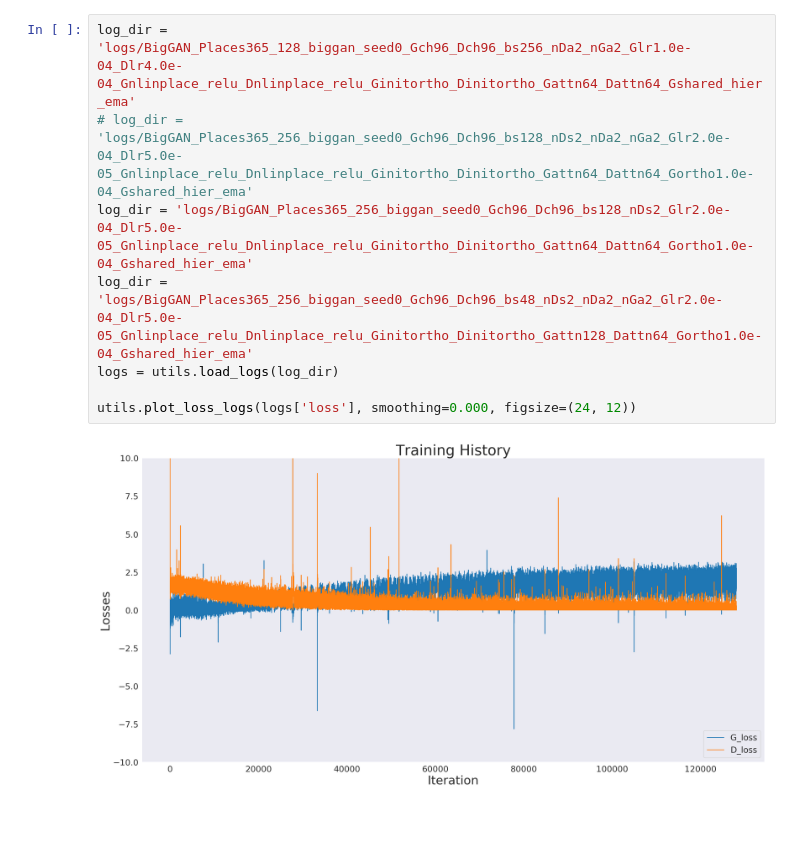
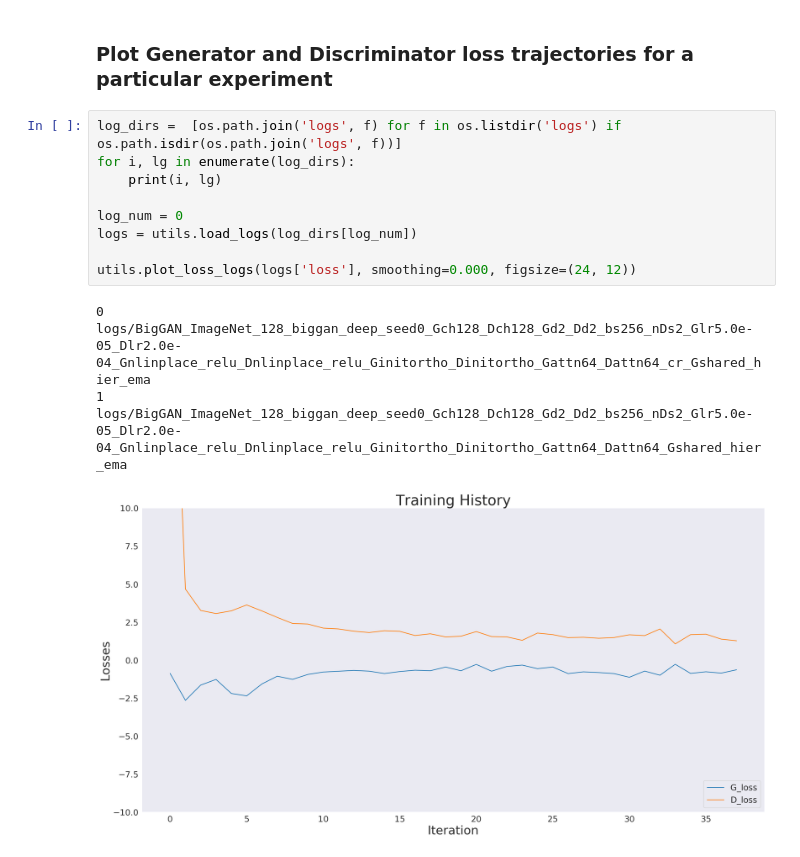
Before and after one commit to shawn3298317/BigGAN-PyTorch, a Jupyter notebook: notebooks/Monitor.ipynb, the cells around one changed output. Saved outputs shown, nothing was run; the diff lists cells and outputs as text; blank space fills up the shorter version.

```diff
--- a/notebooks/Monitor.ipynb
+++ b/notebooks/Monitor.ipynb
@@ -83,10 +44,15 @@ BigGAN_Places365_128_biggan_deep_seed0_Gch128_Dch128_Gd2_Dd2_bs256_nDs2_Glr5.0e-
-# %%
-log_dir = 'logs/BigGAN_Places365_128_biggan_seed0_Gch96_Dch96_bs256_nDa2_nGa2_Glr1.0e-04_Dlr4.0e-04_Gnlinplace_relu_Dnlinplace_relu_Ginitortho_Dinitortho_Gattn64_Dattn64_Gshared_hier_ema'
-# log_dir = 'logs/BigGAN_Places365_256_biggan_seed0_Gch96_Dch96_bs128_nDs2_nDa2_nGa2_Glr2.0e-04_Dlr5.0e-05_Gnlinplace_relu_Dnlinplace_relu_Ginitortho_Dinitortho_Gattn64_Dattn64_Gortho1.0e-04_Gshared_hier_ema'
-log_dir = 'logs/BigGAN_Places365_256_biggan_seed0_Gch96_Dch96_bs128_nDs2_Glr2.0e-04_Dlr5.0e-05_Gnlinplace_relu_Dnlinplace_relu_Ginitortho_Dinitortho_Gattn64_Dattn64_Gortho1.0e-04_Gshared_hier_ema'
-log_dir = 'logs/BigGAN_Places365_256_biggan_seed0_Gch96_Dch96_bs48_nDs2_nDa2_nGa2_Glr2.0e-04_Dlr5.0e-05_Gnlinplace_relu_Dnlinplace_relu_Ginitortho_Dinitortho_Gattn128_Dattn64_Gortho1.0e-04_Gshared_hier_ema'
-logs = utils.load_logs(log_dir)
-
-utils.plot_loss_logs(logs['loss'], smoothing=0.000, figsize=(24, 12))
-# %% [output]
-[figure, removed]
+# %% [markdown]
+### Plot Generator and Discriminator loss trajectories for a particular experiment
+# %%
+log_dirs =  [os.path.join('logs', f) for f in os.listdir('logs') if os.path.isdir(os.path.join('logs', f))]
+for i, lg in enumerate(log_dirs):
+    print(i, lg)
+
+log_num = 0
+logs = utils.load_logs(log_dirs[log_num])
+
+utils.plot_loss_logs(logs['loss'], smoothing=0.000, figsize=(24, 12))
+# %% [output]
+0 logs/BigGAN_ImageNet_128_biggan_deep_seed0_Gch128_Dch128_Gd2_Dd2_bs256_nDs2_Glr5.0e-05_Dlr2.0e-04_Gnlinplace_relu_Dnlinplace_relu_Ginitortho_Dinitortho_Gattn64_Dattn64_cr_Gshared_hier_ema
+1 logs/BigGAN_ImageNet_128_biggan_deep_seed0_Gch128_Dch128_Gd2_Dd2_bs256_nDs2_Glr5.0e-05_Dlr2.0e-04_Gnlinplace_relu_Dnlinplace_relu_Ginitortho_Dinitortho_Gattn64_Dattn64_Gshared_hier_ema
+[figure, added]
```
Also changed, not shown: parts of 9 cells of this notebook.
